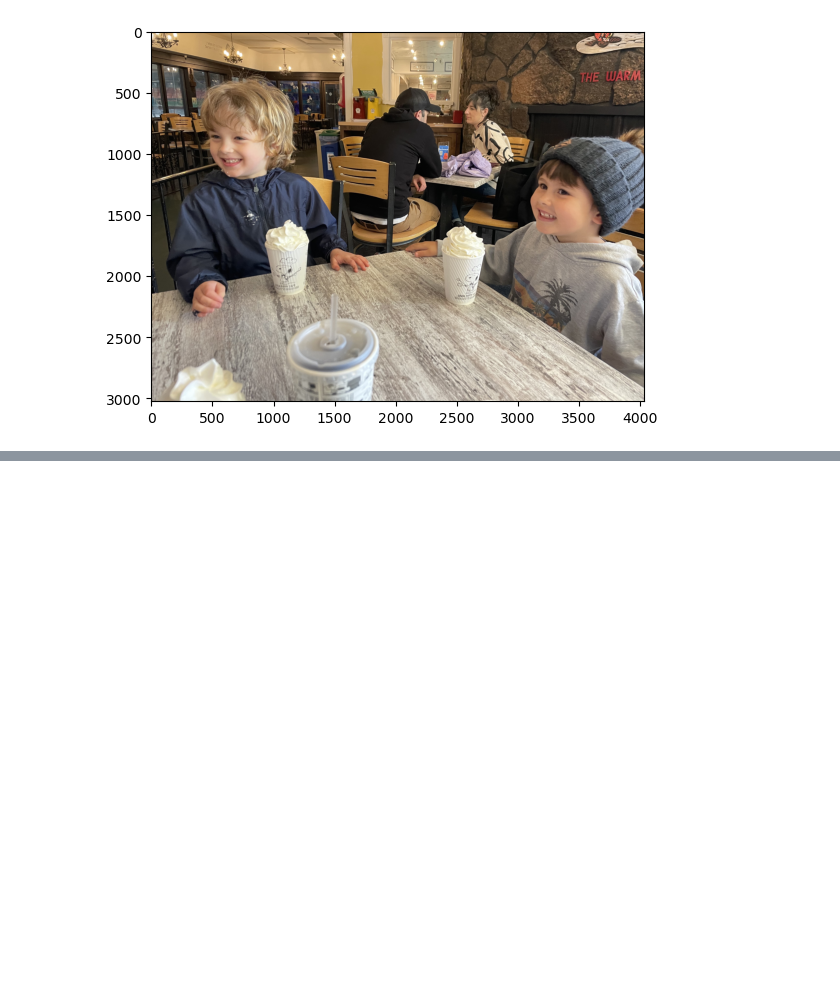
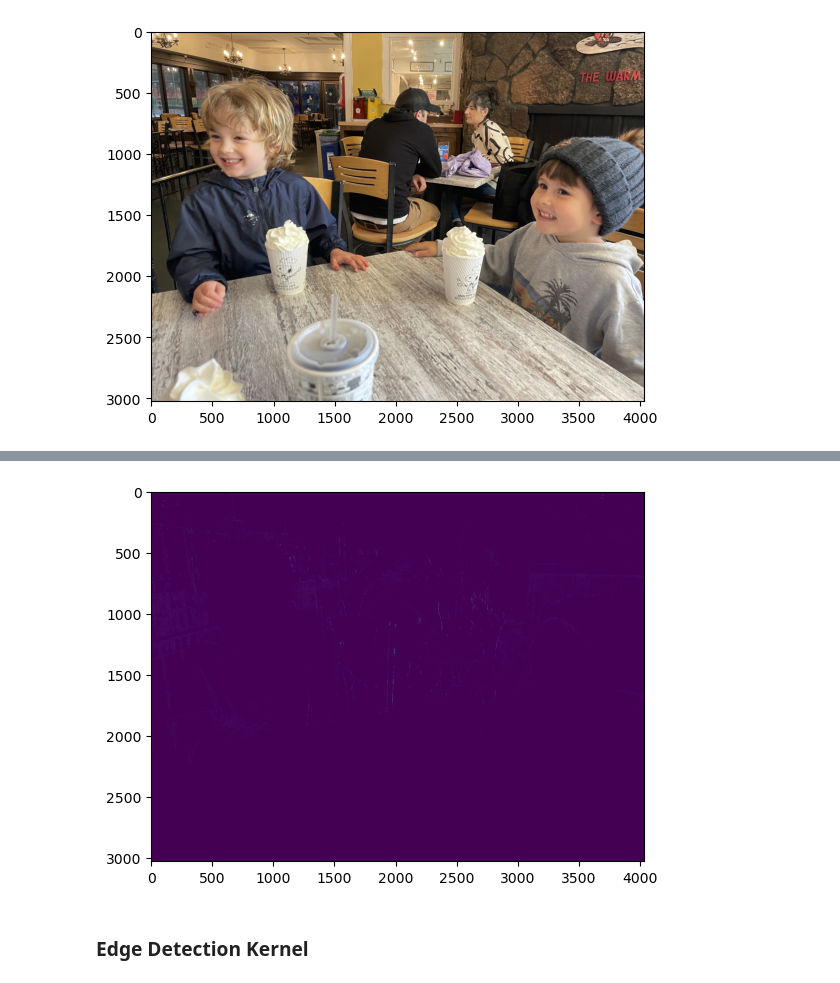
Before and after one commit to jessicahoganma/mnist_convolution_assignment, a Jupyter notebook: mnist.ipynb, the cells around one changed output, grey strips where cells are left out. Cells and saved outputs as stored; diff of their text form; code cells hidden in the pictures; blank space fills up the shorter version.

```diff
--- a/mnist.ipynb
+++ b/mnist.ipynb
@@ -195,0 +239,8 @@ NameError: name 'processImage' is not defined
+# %%
+img_2=mpimg.imread('2DConvolved_Vertical.jpg')
+# %%
+imgplot = plt.imshow(img_2)
+# %% [output]
+[figure, added]
+# %% [markdown]
+### Edge Detection Kernel
```
Also changed, not shown: parts of 10 cells of this notebook, 3 other files.
